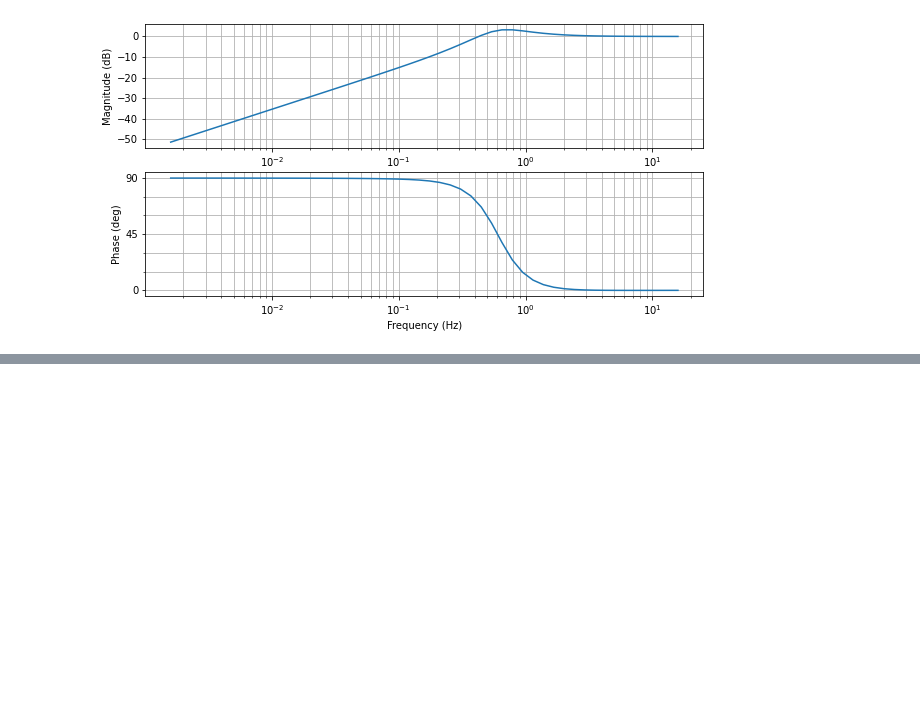
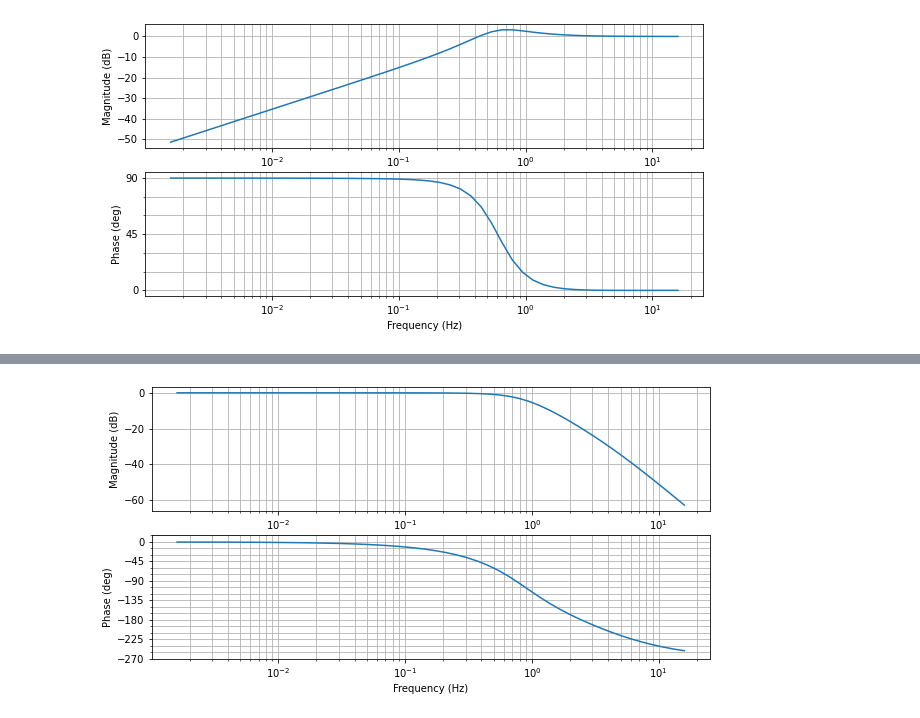
Before and after one commit to smallpondtom/aae451-notebook, a Jupyter notebook: 5-VTOL-Control/VTOL-Control.ipynb, the cells around one changed output, grey strips where cells are left out. Saved outputs shown, nothing was run; the diff lists cells and outputs as text; code cells hidden in the pictures; blank space fills up the shorter version.

```diff
--- a/5-VTOL-Control/VTOL-Control.ipynb
+++ b/5-VTOL-Control/VTOL-Control.ipynb
@@ -352,0 +497,4 @@ $\dfrac{M}{u_{roll}} = l G_{fan}$
+# %%
+control.bode(y_r, omega=np.logspace(-2, 2), Hz=True, dB=True);
+# %% [output]
+[figure, added]
```
Also changed, not shown: parts of 21 cells of this notebook.
